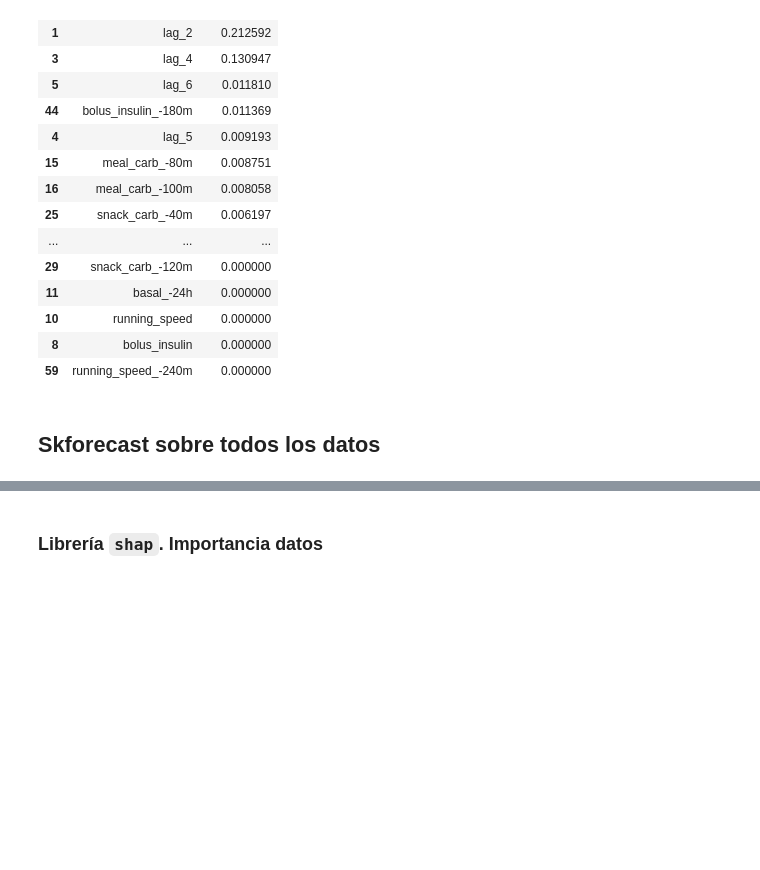
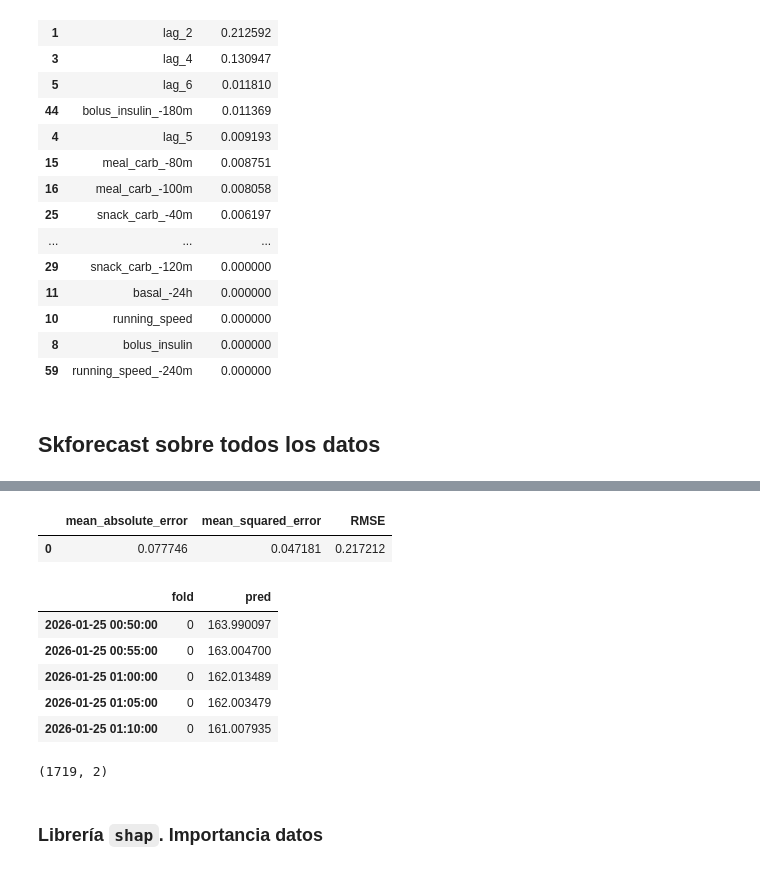
Before and after one commit to WillyFtAb/TFG-GIS-Predictor-glucosa, a Jupyter notebook: Pruebas/estadisticas.ipynb, the cells around one changed output, grey strips where cells are left out. Saved outputs shown, nothing was run; the diff lists cells and outputs as text; code cells hidden in the pictures; blank space fills up the shorter version.

```diff
--- a/Pruebas/estadisticas.ipynb
+++ b/Pruebas/estadisticas.ipynb
@@ -359,8 +359,6 @@ HORIZONTES = {
     "30min": 6,   # 6 steps × 5 min = 30 min ahead
 }
 
-EXOG_VARS  = ["insulin_bolus", "carbs", "running_speed"]
-LAG_STEPS  = [4 * k for k in range(1, 13)]   # 20, 40, ..., 240 min → 4, 8, ..., 48 filas
 TRAIN_RATIO = 0.80                             # 80% train / 20% test
 N_TRIALS    = 50                               # Bayesian search iterations
 RANDOM_STATE = 42
@@ -468,7 +466,7 @@ def optimize_hyperparameters(
 
     def search_space(trial):
         return {
-            "lags":             trial.suggest_categorical("lags", [6, 12, 24, 36]),
+            "lags":             trial.suggest_categorical("lags", [3, 6, 12, 24, 36]),
             "n_estimators":     trial.suggest_int("n_estimators",     50,   500),
             "max_depth":        trial.suggest_int("max_depth",          3,    10),
             "learning_rate":    trial.suggest_float("learning_rate", 0.01,   0.3, log=True),
@@ -776,3 +800,17 @@ Best hyperparameters per horizon:
+# %%
+display(metrics.head())
+display(predictions.head())
+predictions.shape
+# %% [output]
+|  | mean_absolute_error | mean_squared_error | RMSE |
+| 0 | 0.077746 | 0.047181 | 0.217212 |
+|  | fold | pred |
+| 2026-01-25 00:50:00 | 0 | 163.990097 |
+| 2026-01-25 00:55:00 | 0 | 163.004700 |
+| 2026-01-25 01:00:00 | 0 | 162.013489 |
+| 2026-01-25 01:05:00 | 0 | 162.003479 |
+| 2026-01-25 01:10:00 | 0 | 161.007935 |
+(1719, 2)
 # %% [markdown]
 ### Librería `shap`. Importancia datos
 # %% [markdown]
```
Also changed, not shown: parts of 4 cells of this notebook.
